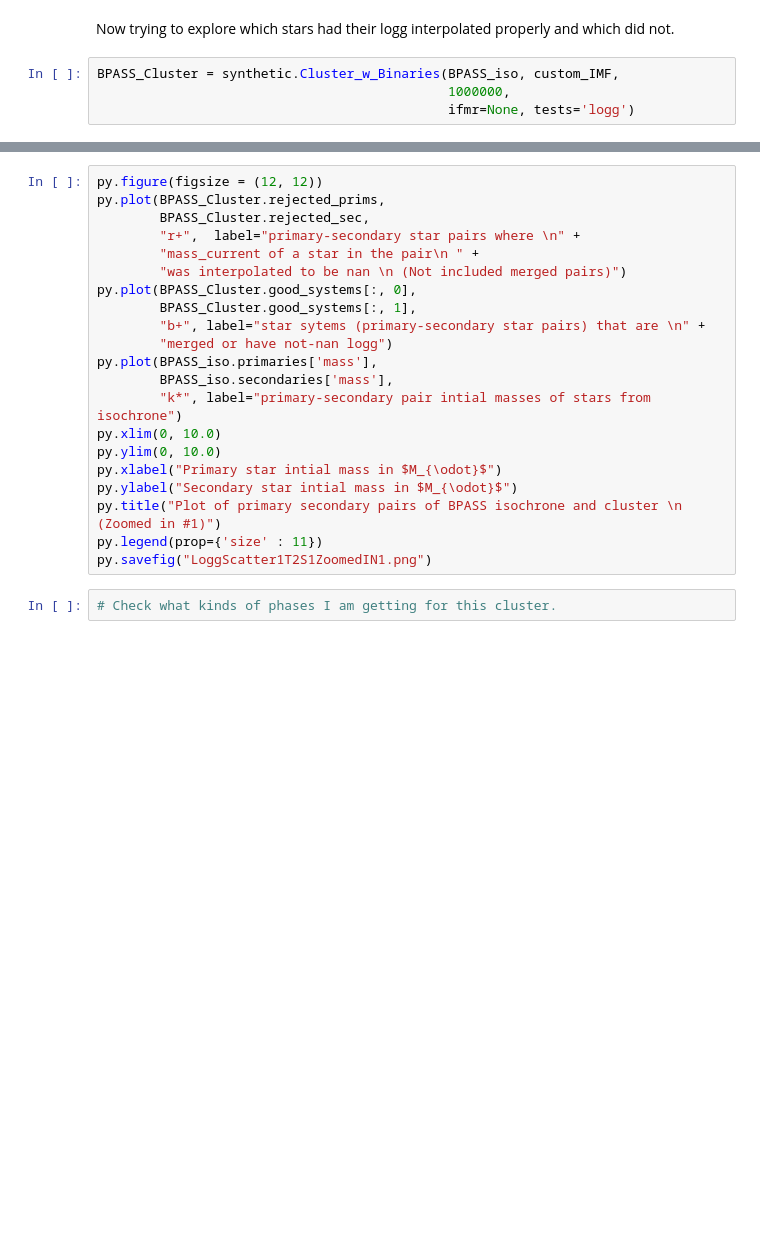
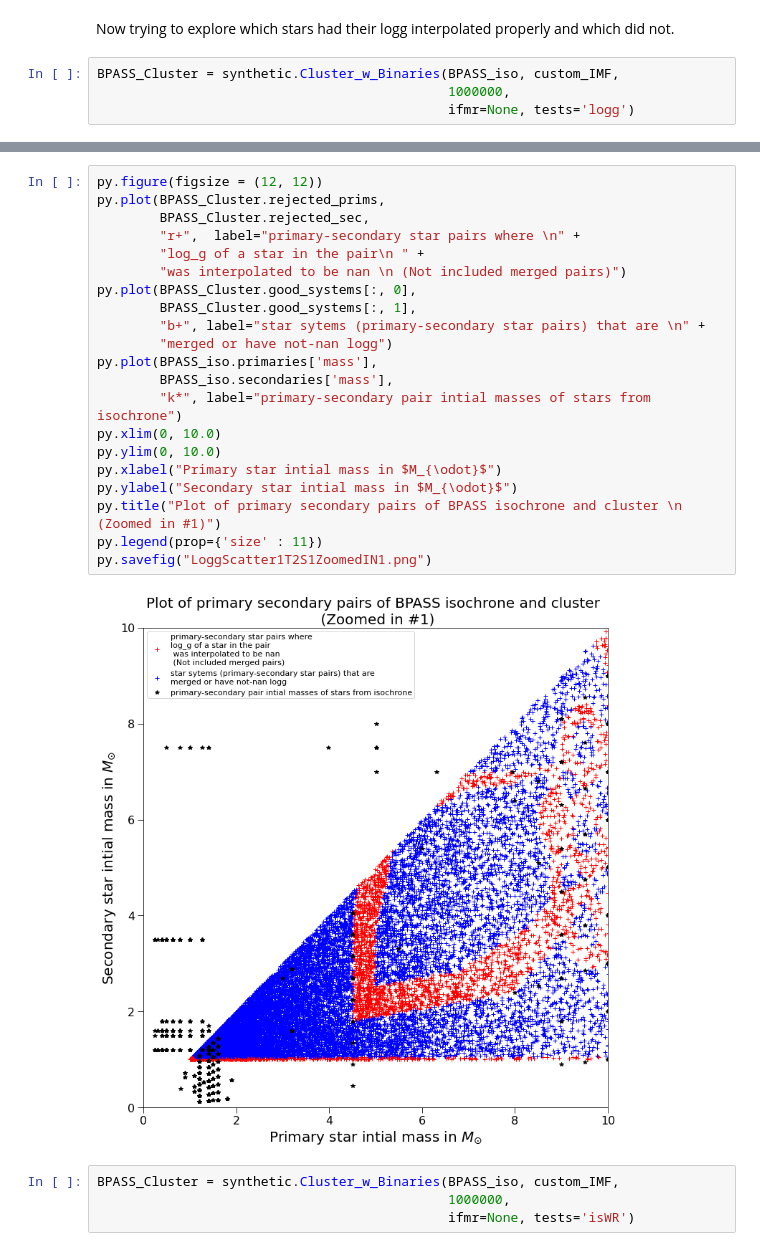
Before and after one commit to RyotaInagaki1/DebugReportApril2021NoIFMR, a Jupyter notebook: GC_KLFs_MultUnresolved(w_Current_Soln_Params).ipynb, the cells around one changed output, grey strips where cells are left out. Saved outputs shown, nothing was run; the diff lists cells and outputs as text; blank space fills up the shorter version.

```diff
--- a/GC_KLFs_MultUnresolved(w_Current_Soln_Params).ipynb
+++ b/GC_KLFs_MultUnresolved(w_Current_Soln_Params).ipynb
@@ -398,23 +443,27 @@ py.savefig("LoggScatter1T2S1.png")
 # %%
 py.figure(figsize = (12, 12))
 py.plot(BPASS_Cluster.rejected_prims,
         BPASS_Cluster.rejected_sec,
         "r+",  label="primary-secondary star pairs where \n" +
-        "mass_current of a star in the pair\n " +
+        "log_g of a star in the pair\n " +
         "was interpolated to be nan \n (Not included merged pairs)")
 py.plot(BPASS_Cluster.good_systems[:, 0],
         BPASS_Cluster.good_systems[:, 1],
         "b+", label="star sytems (primary-secondary star pairs) that are \n" +
         "merged or have not-nan logg")
 py.plot(BPASS_iso.primaries['mass'],
         BPASS_iso.secondaries['mass'],
         "k*", label="primary-secondary pair intial masses of stars from isochrone")
 py.xlim(0, 10.0)
 py.ylim(0, 10.0)
 py.xlabel("Primary star intial mass in $M_{\odot}$")
 py.ylabel("Secondary star intial mass in $M_{\odot}$")
 py.title("Plot of primary secondary pairs of BPASS isochrone and cluster \n (Zoomed in #1)")
 py.legend(prop={'size' : 11})
 py.savefig("LoggScatter1T2S1ZoomedIN1.png")
+# %% [output]
+[figure, added]
-# %%
-# Check what kinds of phases I am getting for this cluster.
+# %%
+BPASS_Cluster = synthetic.Cluster_w_Binaries(BPASS_iso, custom_IMF,
+                                             1000000,
+                                             ifmr=None, tests='isWR')
```
Also changed, not shown: parts of 12 cells of this notebook, 27 other files.
